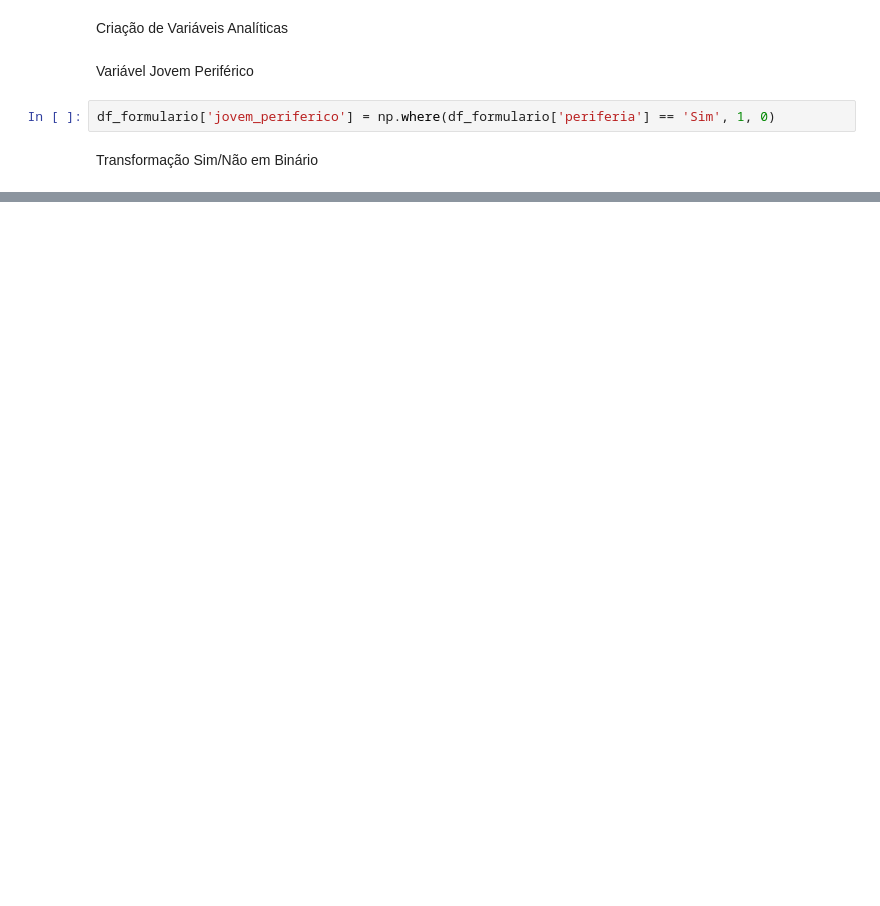
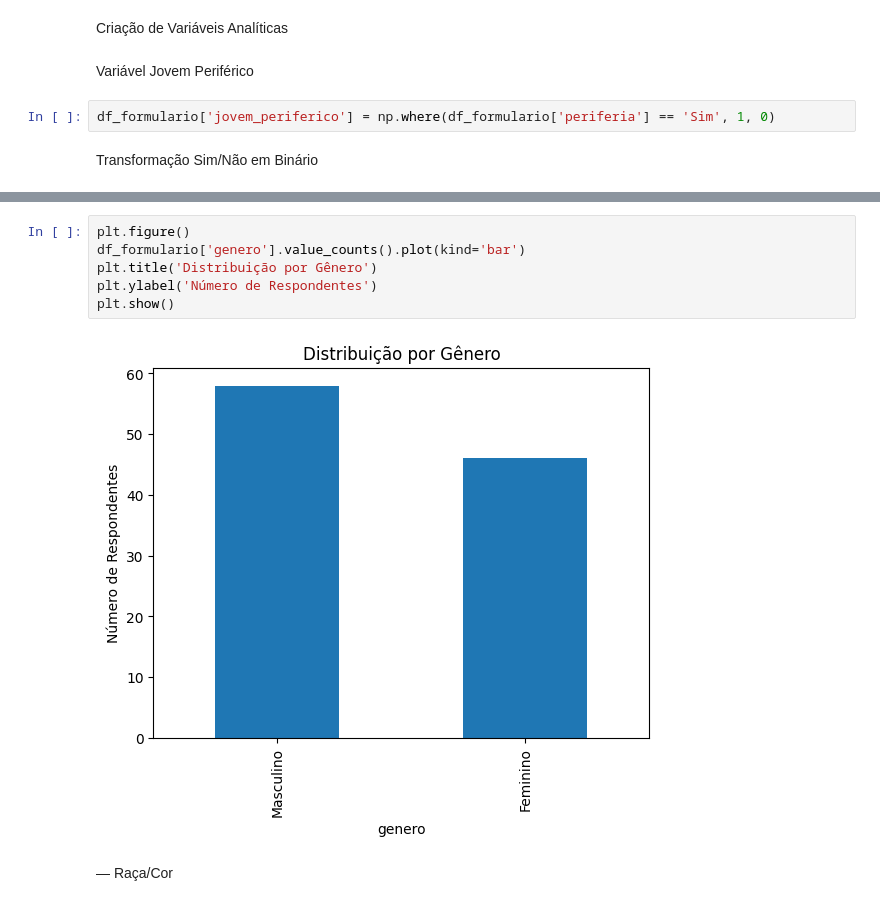
Before and after one commit to MArcoAEAandrade/ic-inclusao-financeira, a Jupyter notebook: 02_cruzamentos_.ipynb, the cells around one changed output, grey strips where cells are left out. Saved outputs shown, nothing was run; the diff lists cells and outputs as text; blank space fills up the shorter version.

```diff
--- a/02_cruzamentos_.ipynb
+++ b/02_cruzamentos_.ipynb
@@ -372,0 +432,10 @@ for col in colunas_binarias:
+# %%
+plt.figure()
+df_formulario['genero'].value_counts().plot(kind='bar')
+plt.title('Distribuição por Gênero')
+plt.ylabel('Número de Respondentes')
+plt.show()
+# %% [output]
+[figure, added]
+# %% [markdown]
+— Raça/Cor
```
Also changed, not shown: parts of 35 cells of this notebook.
